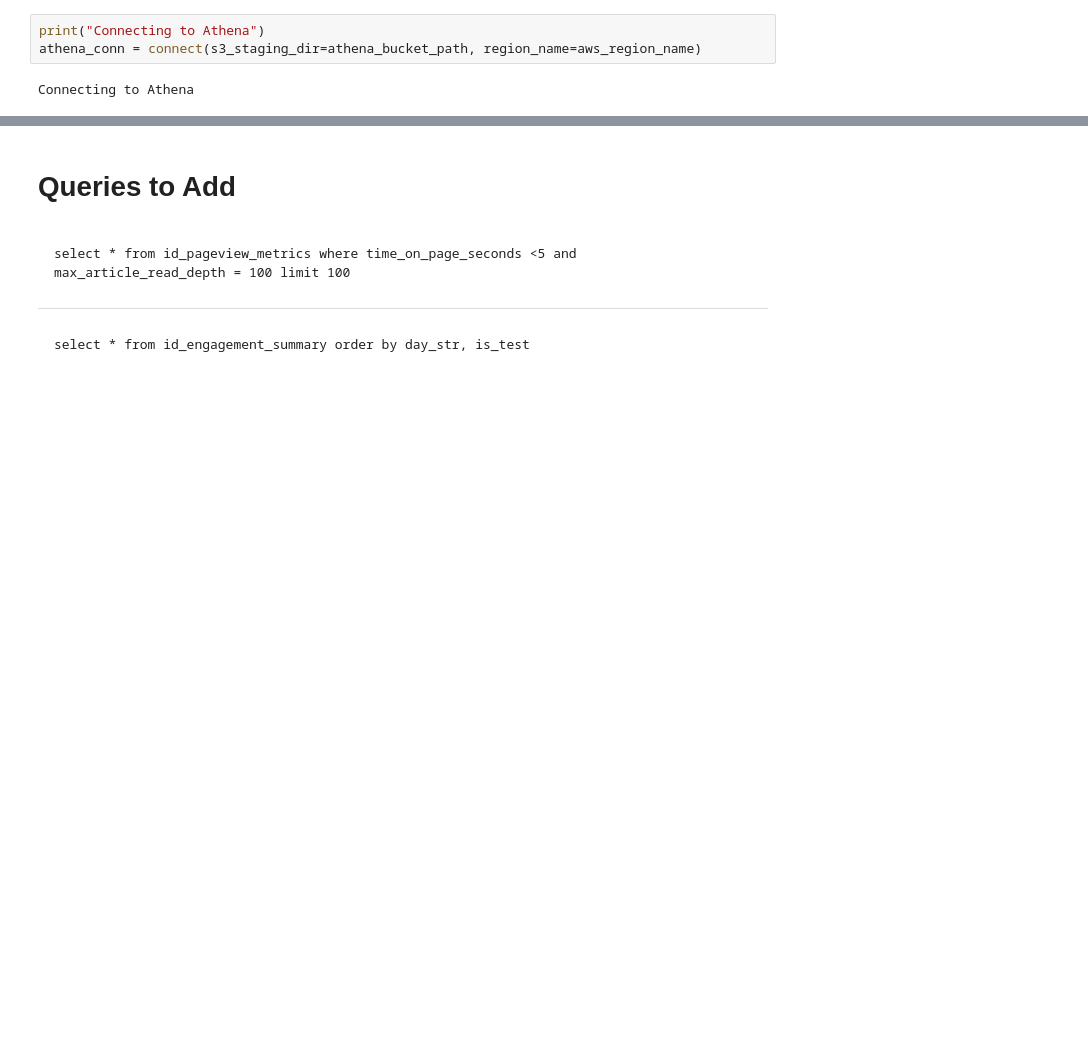
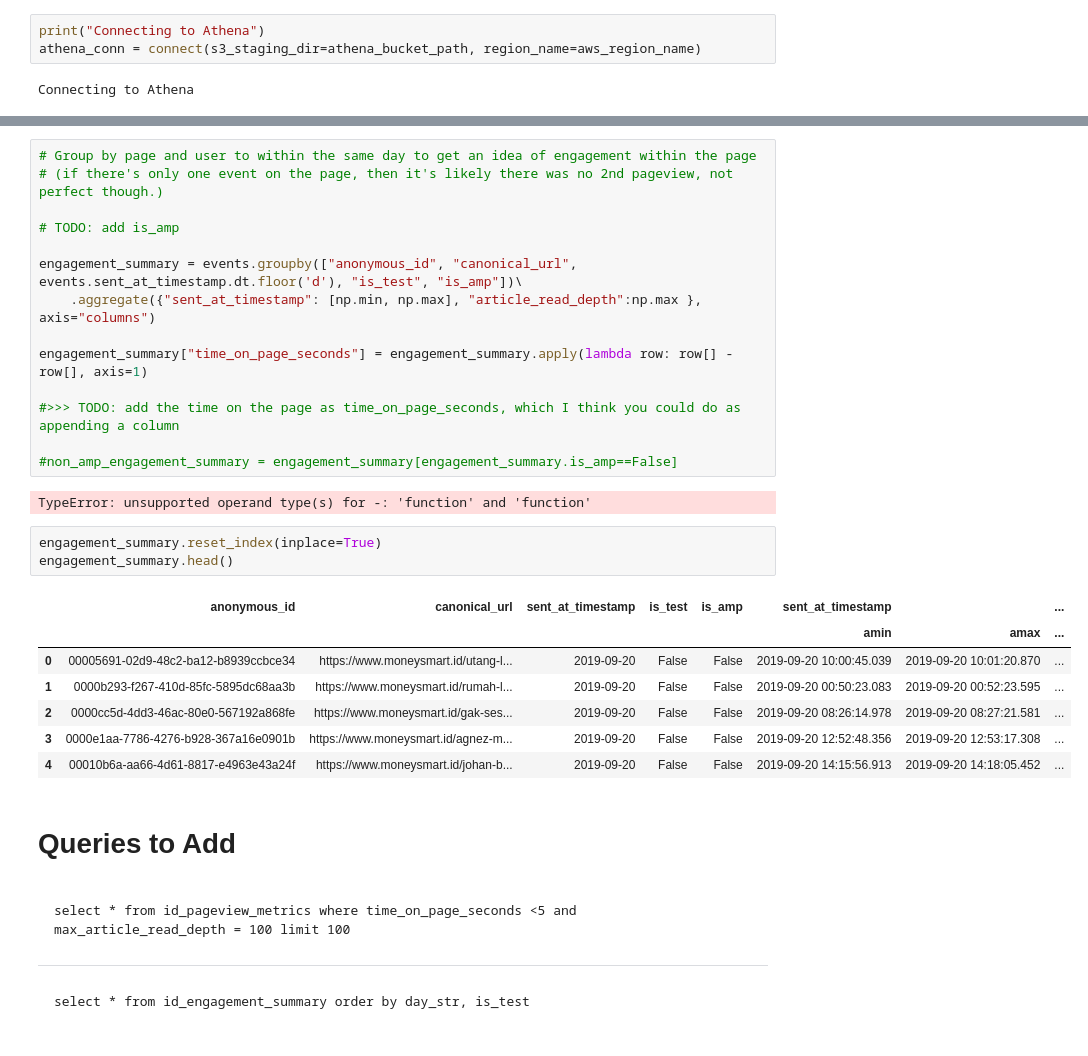
Before and after one commit to moneysmartco/blog-jupyter-notebooks, a Jupyter notebook: first_experiments.ipynb, the cells around one changed output, grey strips where cells are left out. Drawn from its saved outputs; the diff is of its cells as text; blank space fills up the shorter version.

````diff
--- a/first_experiments.ipynb
+++ b/first_experiments.ipynb
@@ -147,3 +310,30 @@ unable to rollback
+# %%
+# Group by page and user to within the same day to get an idea of engagement within the page
+# (if there's only one event on the page, then it's likely there was no 2nd pageview, not perfect though.)
+
+# TODO: add is_amp
+
+engagement_summary = events.groupby(["anonymous_id", "canonical_url", events.sent_at_timestamp.dt.floor('d'), "is_test", "is_amp"])\
+    .aggregate({"sent_at_timestamp": [np.min, np.max], "article_read_depth":np.max }, axis="columns")
+
+engagement_summary["time_on_page_seconds"] = engagement_summary.apply(lambda row: row[] - row[], axis=1)
+
+#>>> TODO: add the time on the page as time_on_page_seconds, which I think you could do as appending a column
+
+#non_amp_engagement_summary = engagement_summary[engagement_summary.is_amp==False]
+# %% [output]
+TypeError: unsupported operand type(s) for -: 'function' and 'function'
+# %%
+engagement_summary.reset_index(inplace=True)
+engagement_summary.head()
+# %% [output]
+|  | anonymous_id | canonical_url | sent_at_timestamp | is_test | is_amp | sent_at_timestamp |  | ... |
+|  |  |  |  |  |  | amin | amax | ... |
+| 0 | 00005691-02d9-48c2-ba12-b8939ccbce34 | https://www.moneysmart.id/utang-l... | 2019-09-20 | False | False | 2019-09-20 10:00:45.039 | 2019-09-20 10:01:20.870 | ... |
+| 1 | 0000b293-f267-410d-85fc-5895dc68aa3b | https://www.moneysmart.id/rumah-l... | 2019-09-20 | False | False | 2019-09-20 00:50:23.083 | 2019-09-20 00:52:23.595 | ... |
+| 2 | 0000cc5d-4dd3-46ac-80e0-567192a868fe | https://www.moneysmart.id/gak-ses... | 2019-09-20 | False | False | 2019-09-20 08:26:14.978 | 2019-09-20 08:27:21.581 | ... |
+| 3 | 0000e1aa-7786-4276-b928-367a16e0901b | https://www.moneysmart.id/agnez-m... | 2019-09-20 | False | False | 2019-09-20 12:52:48.356 | 2019-09-20 12:53:17.308 | ... |
+| 4 | 00010b6a-aa66-4d61-8817-e4963e43a24f | https://www.moneysmart.id/johan-b... | 2019-09-20 | False | False | 2019-09-20 14:15:56.913 | 2019-09-20 14:18:05.452 | ... |
 # %% [markdown]
 # Queries to Add
 ```
````
Also changed, not shown: parts of 40 cells of this notebook.
